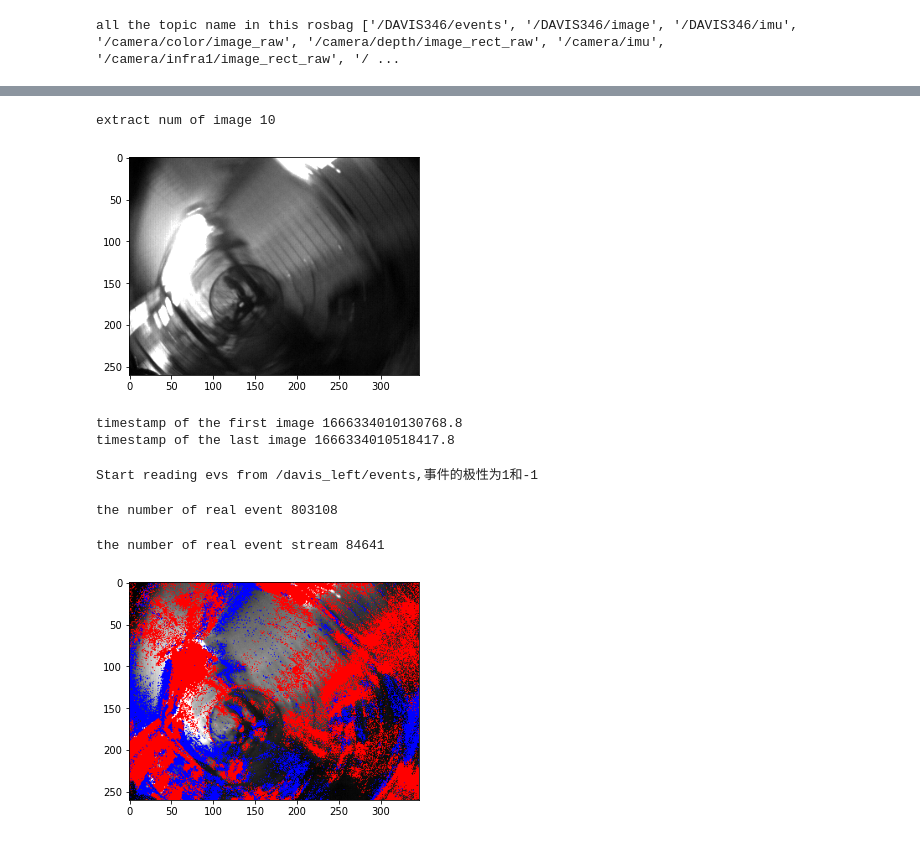
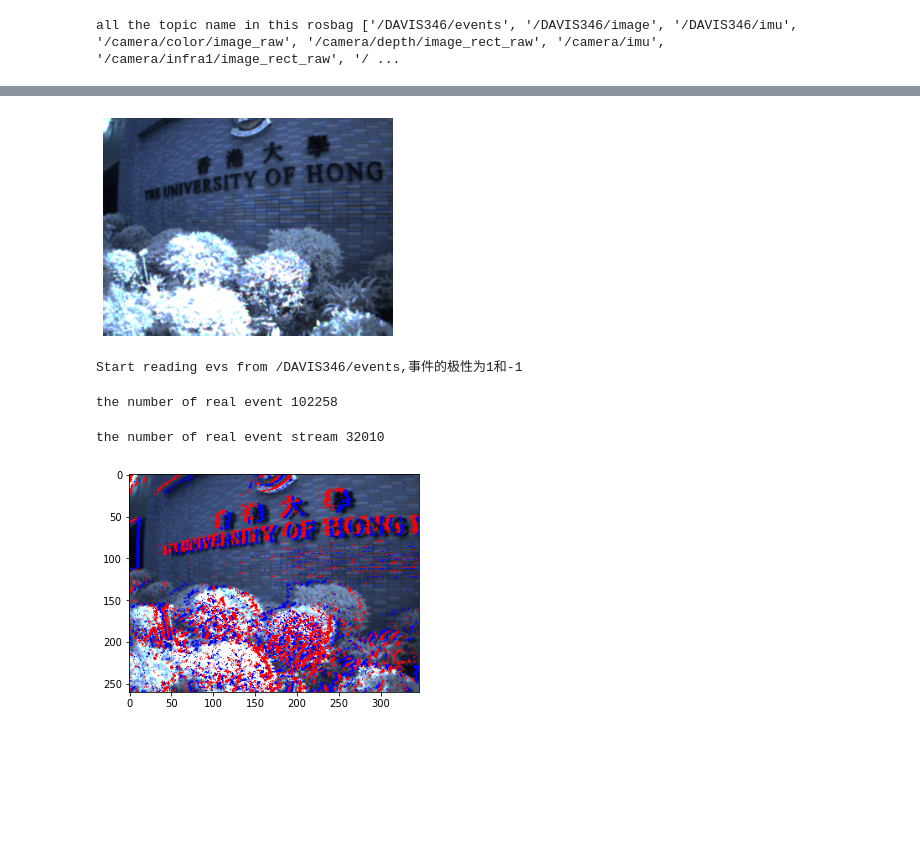
Before and after one commit to KwanWaiPang/ESIM_comment, a Jupyter notebook: rosbag_reading/hku_logo_wall.ipynb, the cells around one changed output, grey strips where cells are left out. Drawn from its saved outputs; the diff is of its cells as text; code cells hidden in the pictures; blank space fills up the shorter version.

```diff
--- a/rosbag_reading/hku_logo_wall.ipynb
+++ b/rosbag_reading/hku_logo_wall.ipynb
@@ -24,12 +24,12 @@ print("all the topic name in this rosbag",topics)
 # %% [output]
 all the topic name in this rosbag ['/DAVIS346/events', '/DAVIS346/image', '/DAVIS346/imu', '/camera/color/image_raw', '/camera/depth/image_rect_raw', '/camera/imu', '/camera/infra1/image_rect_raw', '/ ...
 # %%
-event_topic_name='/davis_left/events';
-image_topic_name='/davis_left/image_raw';
+image_topic_name='/DAVIS346/image';
 
 # 读取图像的长与宽
 H, W = read_H_W_from_bag(bag_data, image_topic_name)
 # 读取图像数据
-imgs = read_images_from_rosbag(bag_data, image_topic_name, H=H, W=W)
+# imgs = read_images_from_rosbag(bag_data, image_topic_name, H=H, W=W) #注意这是对于灰度图的读取
+imgs = read_rgb_images_from_rosbag(bag_data, image_topic_name, H=H, W=W) #读取彩色图像
 # %% [output]
 Read H, W from bag: 260, 346
@@ -44,36 +36,31 @@ WARNING: H, W mismatch: 260, 337. Resizing to 260, 346
 # %%
-# 获取一组图片
-image_index=900;
-image_set=imgs[image_index:image_index+10]#提取10张图片
-print("extract num of image",len(image_set))
+#  获取一组图片
+image_index=1537;
+index_range=2;
+image_set=imgs[image_index:image_index+index_range]#提取index_range张图片
 
 # 显示这张图片
 image=image_set[1];
-image_color = np.stack([image,image,image],-1)#将三个图像叠加，并沿着最后一个维度堆叠，形成一个彩色图像（RGB）。
+# image_color = image[:, :, None].repeat(3, axis=2) # 把real event画在image上, (H,W) -> (H,W,1) -> (H,W,3)
+image_color = image
 plt.imshow(image_color)
+plt.axis('off') #不显示坐标
 plt.show()
 
 # 读取图像的时间戳
 timestamp_imgs_us = read_tss_us_from_rosbag(bag_data, image_topic_name)
 #提取上面选择的10张图片对应的时间戳
-timestamp_imgs_us_set=timestamp_imgs_us[image_index:image_index+10]
+timestamp_imgs_us_set=timestamp_imgs_us[image_index:image_index+index_range]
 assert len(timestamp_imgs_us_set) == len(image_set)
 
 timestamp_us_0=timestamp_imgs_us_set[0];#第一张图片的时间戳
 timestamp_us_1=timestamp_imgs_us_set[-1];#最后一张图片的时间戳
-print("timestamp of the first image",timestamp_us_0,"\ntimestamp of the last image",timestamp_us_1)
 # %% [output]
-extract num of image 10
-[figure, old version]
+[figure, new version]
-timestamp of the first image 1666334010130768.8
-timestamp of the last image 1666334010518417.8
-# %%
-# 读取事件数据
-all_events = read_evs_from_rosbag_intimestamp(bag_data, event_topic_name, timestamp_us_0, timestamp_us_1)
-# %% [output]
-Start reading evs from /davis_left/events,事件的极性为1和-1
 # %%
-# print("the number of real event",len(all_events))
+# 读取事件数据
+event_topic_name='/DAVIS346/events'
+all_events = read_evs_from_rosbag_intimestamp(bag_data, event_topic_name, timestamp_us_0, timestamp_us_1)
 
 #  转换一下存储格式
 real_events = {
@@ -85,21 +72,15 @@ real_events = {
 
 print("the number of real event",len(real_events['x']))
 # %% [output]
-the number of real event 803108
+Start reading evs from /DAVIS346/events,事件的极性为1和-1
+the number of real event 102258
 # %%
-# 提取在第1~2帧时间内的事件
+# 提取在这个时间段内的事件
 mask = (real_events['t'] >= timestamp_imgs_us_set[0]) & (real_events['t'] < timestamp_imgs_us_set[1])
 real_event_stream = {k: v[mask] for k, v in real_events.items()}
 print("the number of real event stream",len(real_event_stream['x']))
 
-# 把real event画在image上, (H,W) -> (H,W,1) -> (H,W,3)
-image_color = image[:, :, None].repeat(3, axis=2)
-# 将事件数据与图像一起可视化出来
-# # 把仿真的event画在image上
-# image_color[real_event_stream['y'], real_event_stream['x'], :] = 0
-# # 由于是BGR，所以-1的时候，对应1-1是蓝色，1的时候，1+1是红色
-# image_color[real_event_stream['y'], real_event_stream['x'], 1+real_event_stream['p']] = 255
-
+image_color = image
 xytp = np.stack([real_event_stream['x'],
                  real_event_stream['y'],
                  real_event_stream['t'],
@@ -114,5 +95,5 @@ image_color[xytp[pos_mask][:, 1], xytp[pos_mask][:, 0]] = np.array([[255., 0., 0
 plt.imshow(image_color)
 plt.show()
 # %% [output]
-the number of real event stream 84641
+the number of real event stream 32010
-[figure, old version]
+[figure, new version]
```
Also changed, not shown: parts of 4 cells of this notebook, 1 other file.
